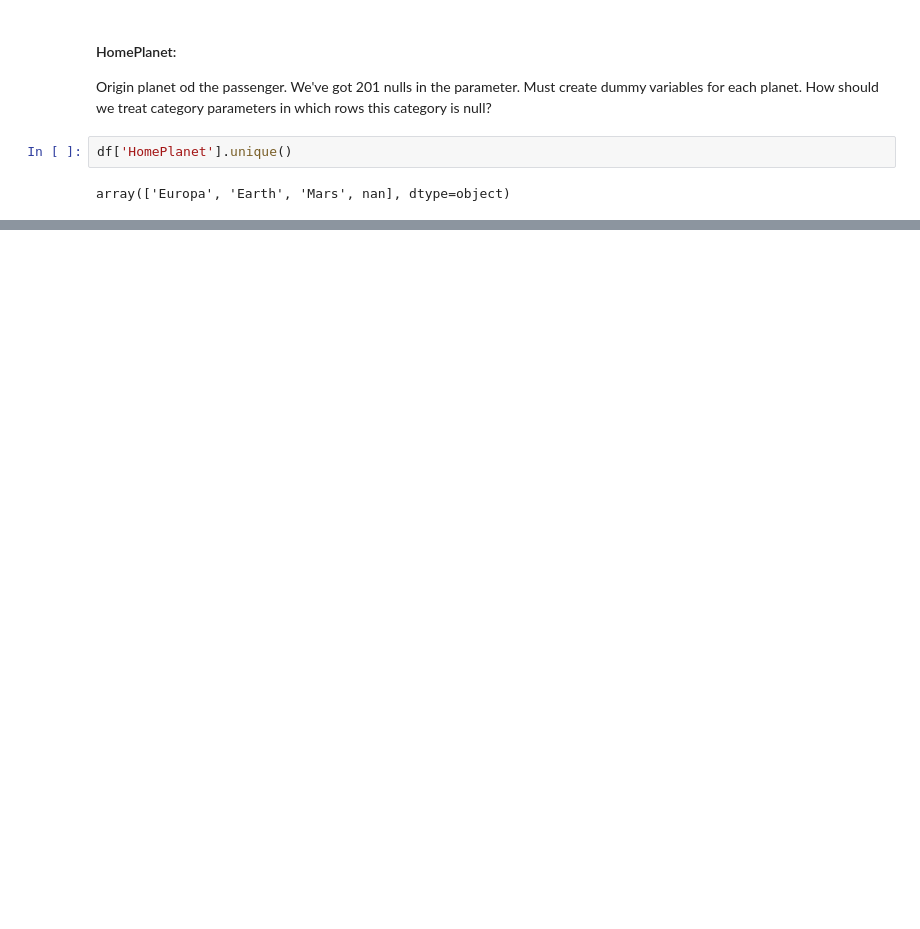
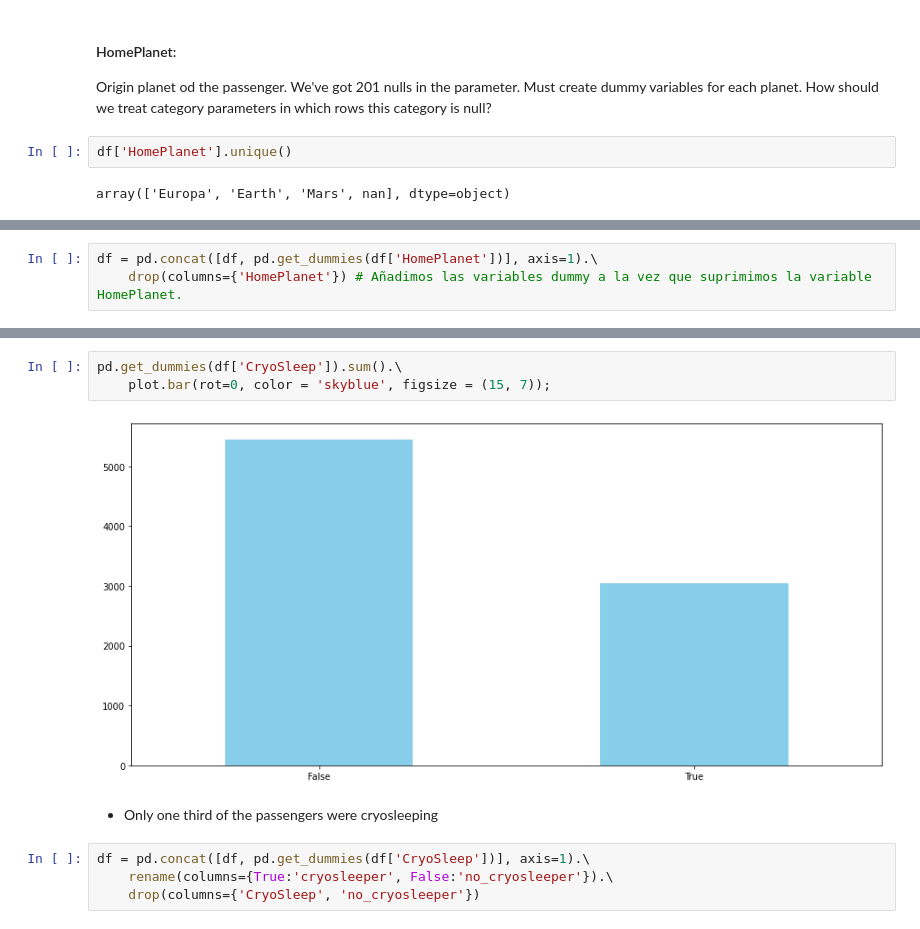
Before and after one commit to mateoricio/spaceship-titanic, a Jupyter notebook: spaceship-titanic.ipynb, the cells around one changed output, grey strips where cells are left out. Cells and saved outputs as stored; diff of their text form; blank space fills up the shorter version.

Commit message:
Preprocessing of Cabin, Destination and Cryosleep parameters

```diff
--- a/spaceship-titanic.ipynb
+++ b/spaceship-titanic.ipynb
@@ -63,0 +73,3 @@ array(['Europa', 'Earth', 'Mars', nan], dtype=object)
+# %%
+df = pd.concat([df, pd.get_dummies(df['HomePlanet'])], axis=1).\
+    drop(columns={'HomePlanet'}) # Añadimos las variables dummy a la vez que suprimimos la variable HomePlanet.
@@ -63,0 +96,11 @@ array(['Europa', 'Earth', 'Mars', nan], dtype=object)
+# %%
+pd.get_dummies(df['CryoSleep']).sum().\
+    plot.bar(rot=0, color = 'skyblue', figsize = (15, 7));
+# %% [output]
+[figure, added]
+# %% [markdown]
+* Only one third of the passengers were cryosleeping
+# %%
+df = pd.concat([df, pd.get_dummies(df['CryoSleep'])], axis=1).\
+    rename(columns={True:'cryosleeper', False:'no_cryosleeper'}).\
+    drop(columns={'CryoSleep', 'no_cryosleeper'})
```
Also changed, not shown: parts of 23 cells of this notebook.
